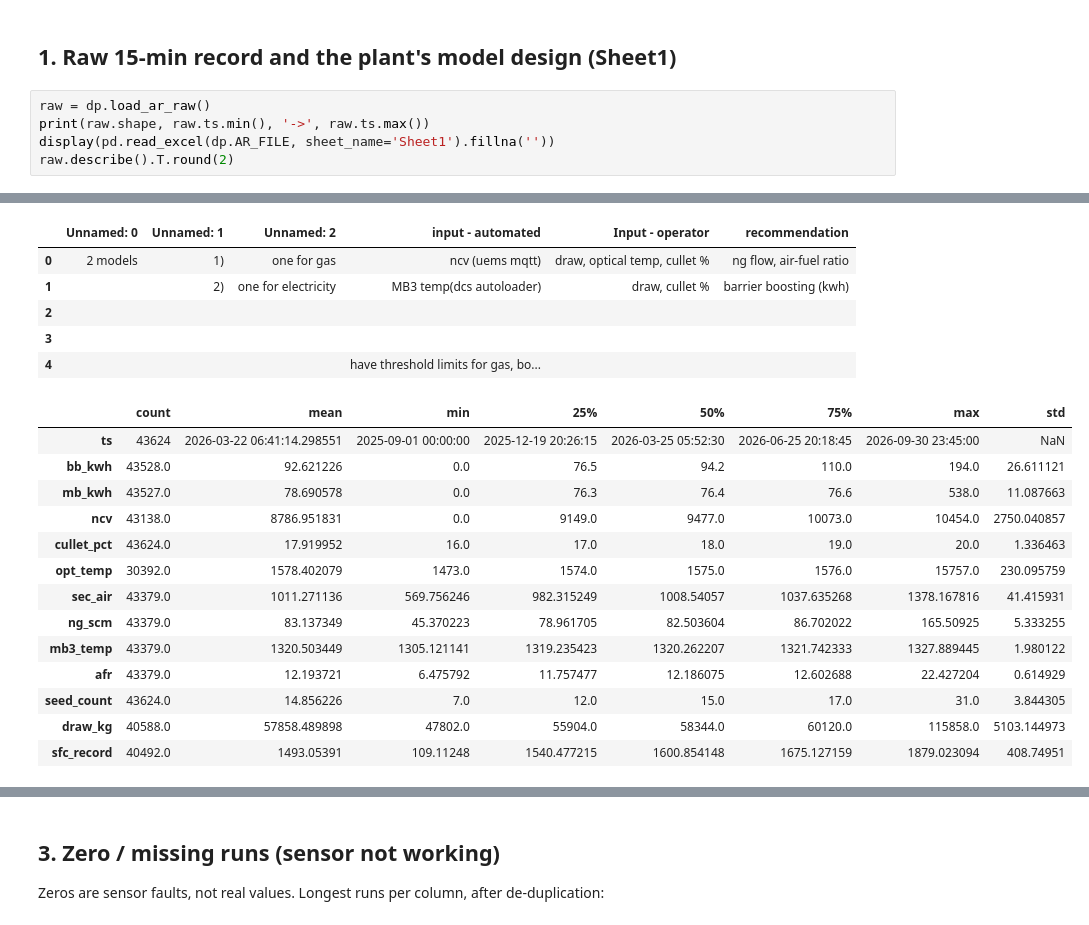
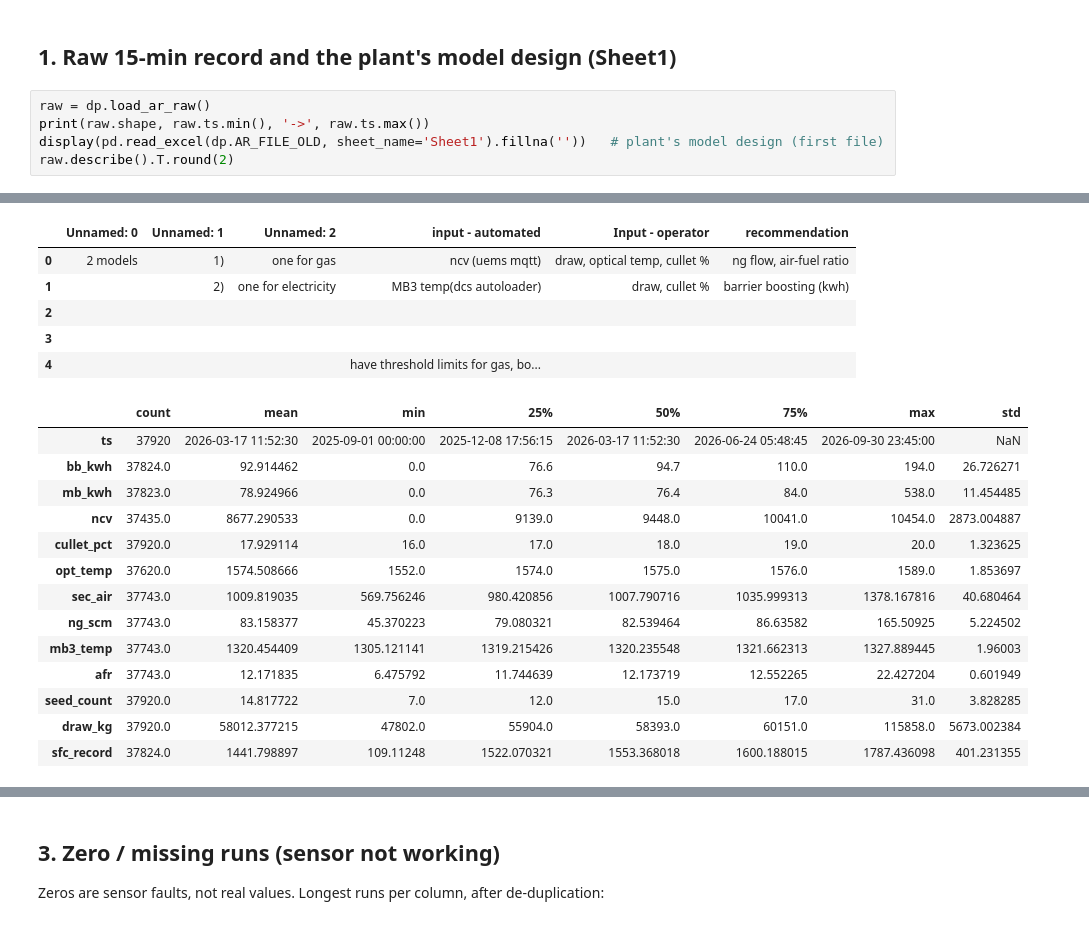
Before and after one commit to Sakthiskumar-A/PGP_ptm_analysis, a Jupyter notebook: notebooks/01_data_audit.ipynb, the cells around one changed output, grey strips where cells are left out. Saved outputs shown, nothing was run; the diff lists cells and outputs as text.

```diff
--- a/notebooks/01_data_audit.ipynb
+++ b/notebooks/01_data_audit.ipynb
@@ -29,6 +30,6 @@ plt.rcParams.update({'figure.facecolor': SURF, 'axes.facecolor': SURF, 'axes.edg
 # %%
 raw = dp.load_ar_raw()
 print(raw.shape, raw.ts.min(), '->', raw.ts.max())
-display(pd.read_excel(dp.AR_FILE, sheet_name='Sheet1').fillna(''))
+display(pd.read_excel(dp.AR_FILE_OLD, sheet_name='Sheet1').fillna(''))   # plant's model design (first file)
 raw.describe().T.round(2)
 # %% [output]
@@ -36,20 +37,20 @@ raw.describe().T.round(2)
 |  | Unnamed: 0 | Unnamed: 1 | Unnamed: 2 | input - automated | Input - operator | recommendation |
 | 0 | 2 models | 1) | one for gas | ncv (uems mqtt) | draw, optical temp, cullet % | ng flow, air-fuel ratio |
 | 1 |  | 2) | one for electricity | MB3 temp(dcs autoloader) | draw, cullet % | barrier boosting (kwh) |
 | 2 |  |  |  |  |  |  |
 | 3 |  |  |  |  |  |  |
 | 4 |  |  |  | have threshold limits for gas, bo... |  |  |
 |  | count | mean | min | 25% | 50% | 75% | max | std |
-| ts | 43624 | 2026-03-22 06:41:14.298551 | 2025-09-01 00:00:00 | 2025-12-19 20:26:15 | 2026-03-25 05:52:30 | 2026-06-25 20:18:45 | 2026-09-30 23:45:00 | NaN |
-| bb_kwh | 43528.0 | 92.621226 | 0.0 | 76.5 | 94.2 | 110.0 | 194.0 | 26.611121 |
-| mb_kwh | 43527.0 | 78.690578 | 0.0 | 76.3 | 76.4 | 76.6 | 538.0 | 11.087663 |
-| ncv | 43138.0 | 8786.951831 | 0.0 | 9149.0 | 9477.0 | 10073.0 | 10454.0 | 2750.040857 |
-| cullet_pct | 43624.0 | 17.919952 | 16.0 | 17.0 | 18.0 | 19.0 | 20.0 | 1.336463 |
-| opt_temp | 30392.0 | 1578.402079 | 1473.0 | 1574.0 | 1575.0 | 1576.0 | 15757.0 | 230.095759 |
-| sec_air | 43379.0 | 1011.271136 | 569.756246 | 982.315249 | 1008.54057 | 1037.635268 | 1378.167816 | 41.415931 |
-| ng_scm | 43379.0 | 83.137349 | 45.370223 | 78.961705 | 82.503604 | 86.702022 | 165.50925 | 5.333255 |
-| mb3_temp | 43379.0 | 1320.503449 | 1305.121141 | 1319.235423 | 1320.262207 | 1321.742333 | 1327.889445 | 1.980122 |
-| afr | 43379.0 | 12.193721 | 6.475792 | 11.757477 | 12.186075 | 12.602688 | 22.427204 | 0.614929 |
-| seed_count | 43624.0 | 14.856226 | 7.0 | 12.0 | 15.0 | 17.0 | 31.0 | 3.844305 |
-| draw_kg | 40588.0 | 57858.489898 | 47802.0 | 55904.0 | 58344.0 | 60120.0 | 115858.0 | 5103.144973 |
-| sfc_record | 40492.0 | 1493.05391 | 109.11248 | 1540.477215 | 1600.854148 | 1675.127159 | 1879.023094 | 408.74951 |
+| ts | 37920 | 2026-03-17 11:52:30 | 2025-09-01 00:00:00 | 2025-12-08 17:56:15 | 2026-03-17 11:52:30 | 2026-06-24 05:48:45 | 2026-09-30 23:45:00 | NaN |
+| bb_kwh | 37824.0 | 92.914462 | 0.0 | 76.6 | 94.7 | 110.0 | 194.0 | 26.726271 |
+| mb_kwh | 37823.0 | 78.924966 | 0.0 | 76.3 | 76.4 | 84.0 | 538.0 | 11.454485 |
+| ncv | 37435.0 | 8677.290533 | 0.0 | 9139.0 | 9448.0 | 10041.0 | 10454.0 | 2873.004887 |
+| cullet_pct | 37920.0 | 17.929114 | 16.0 | 17.0 | 18.0 | 19.0 | 20.0 | 1.323625 |
+| opt_temp | 37620.0 | 1574.508666 | 1552.0 | 1574.0 | 1575.0 | 1576.0 | 1589.0 | 1.853697 |
+| sec_air | 37743.0 | 1009.819035 | 569.756246 | 980.420856 | 1007.790716 | 1035.999313 | 1378.167816 | 40.680464 |
+| ng_scm | 37743.0 | 83.158377 | 45.370223 | 79.080321 | 82.539464 | 86.63582 | 165.50925 | 5.224502 |
+| mb3_temp | 37743.0 | 1320.454409 | 1305.121141 | 1319.215426 | 1320.235548 | 1321.662313 | 1327.889445 | 1.96003 |
+| afr | 37743.0 | 12.171835 | 6.475792 | 11.744639 | 12.173719 | 12.552265 | 22.427204 | 0.601949 |
+| seed_count | 37920.0 | 14.817722 | 7.0 | 12.0 | 15.0 | 17.0 | 31.0 | 3.828285 |
+| draw_kg | 37920.0 | 58012.377215 | 47802.0 | 55904.0 | 58393.0 | 60151.0 | 115858.0 | 5673.002384 |
+| sfc_record | 37824.0 | 1441.798897 | 109.11248 | 1522.070321 | 1553.368018 | 1600.188015 | 1787.436098 | 401.231355 |
```
Also changed, not shown: parts of 17 cells of this notebook, 28 other files.
